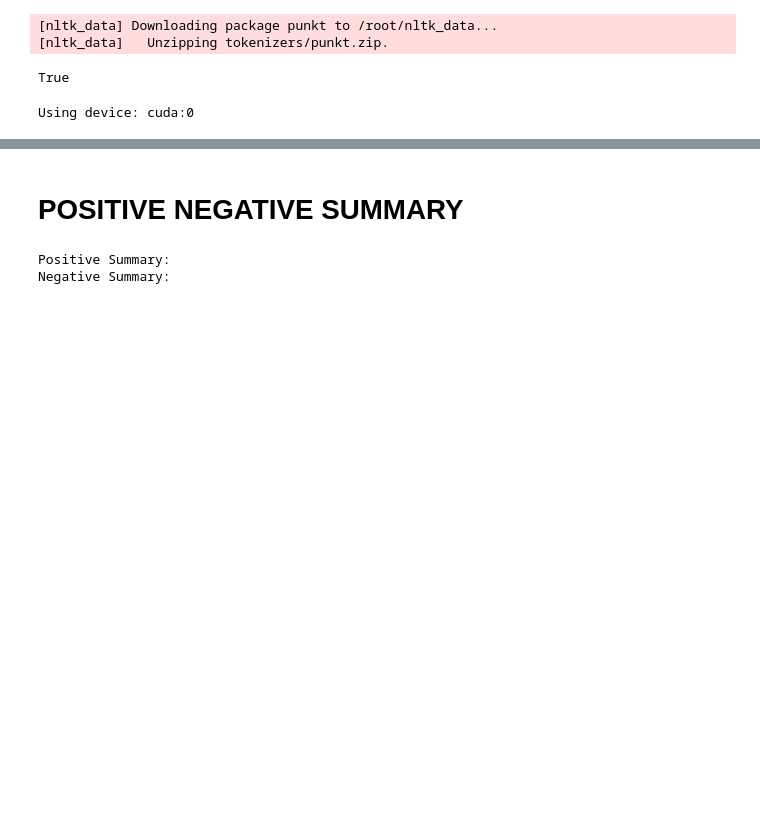
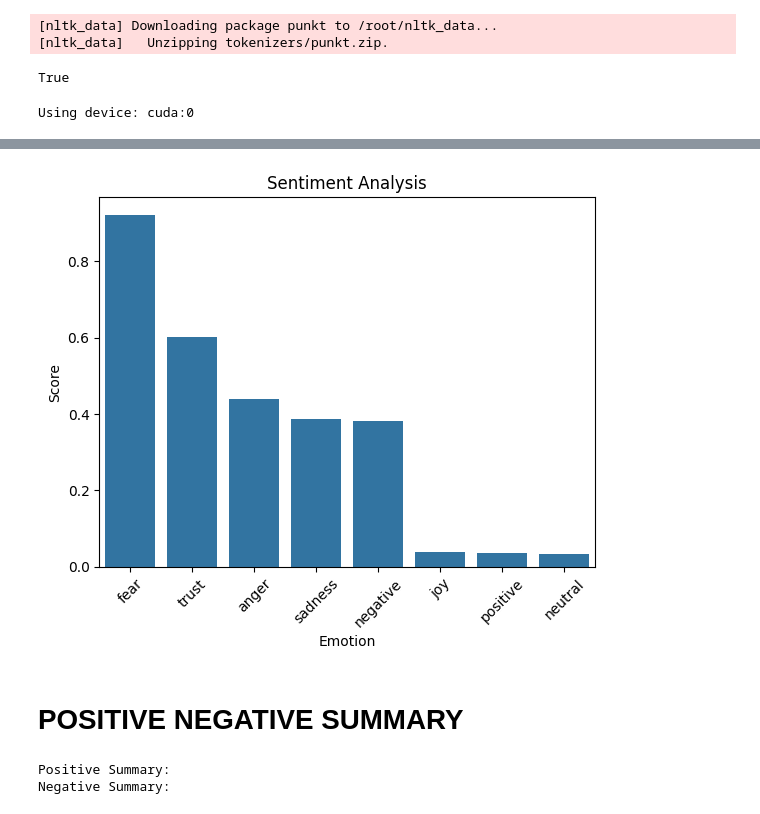
Before and after one commit to atulsharma2000/Summarization-Project, a Jupyter notebook: SummaryProject.ipynb, the cells around one changed output, grey strips where cells are left out. Cells and saved outputs as stored; diff of their text form; code cells hidden in the pictures; blank space fills up the shorter version.

Commit message:
sentiment dev

```diff
--- a/SummaryProject.ipynb
+++ b/SummaryProject.ipynb
@@ -344,7 +343,7 @@ Please note that authentication is recommended but still optional to access publ
 # %%
 sentiment_list =  ["positive", "negative", "neutral", "joy", "sadness", "anger", "fear", "trust"]
 # %%
-news_sentiment_analysis(
+analysis_output = news_sentiment_analysis(
     df2.iloc[0,0],
     candidate_labels=sentiment_list,
     multi_label=True,
@@ -373,0 +371,9 @@ str
+# %%
+sentiments = {}
+for sentiment in analysis_output:
+  for emotion, score in zip(analysis_output['labels'], analysis_output['scores']):
+    if emotion not in sentiment_list:
+      sentiments[emotion] = []
+    sentiments[emotion] = score
+
+sentiments
@@ -373,0 +389,3 @@ str
+# %%
+df_sentiments = pd.DataFrame(sentiments.items(), columns=['Emotion', 'Score'])
+df_sentiments
@@ -374,3 +402,13 @@ str
+# %%
+import matplotlib.pyplot as plt
+import seaborn as sns
+
+sns.barplot(x='Emotion', y='Score', data=df_sentiments)
+plt.title('Sentiment Analysis')
+plt.xticks(rotation=45)
+plt.show()
+# %% [output]
+[figure, added]
 # %% [markdown]
 # POSITIVE NEGATIVE SUMMARY
 # %%
```
Also changed, not shown: parts of 7 cells of this notebook, 8 other files.
